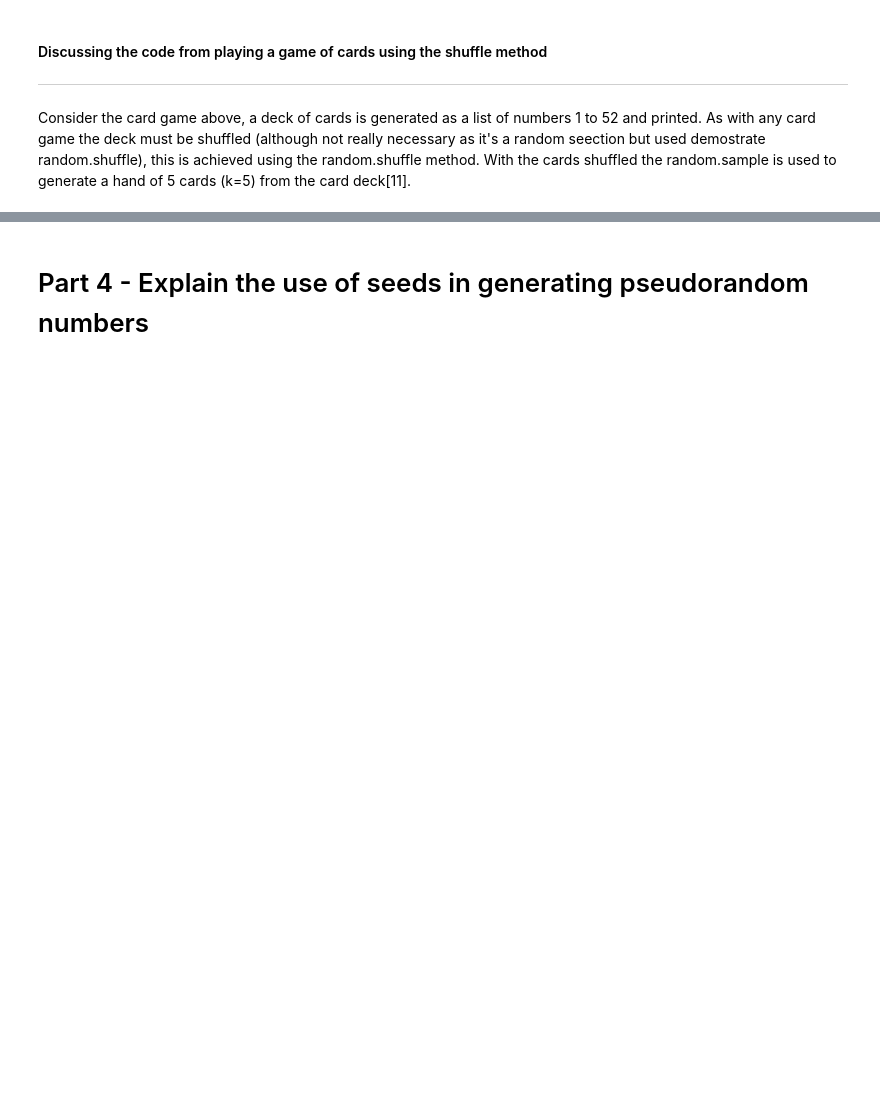
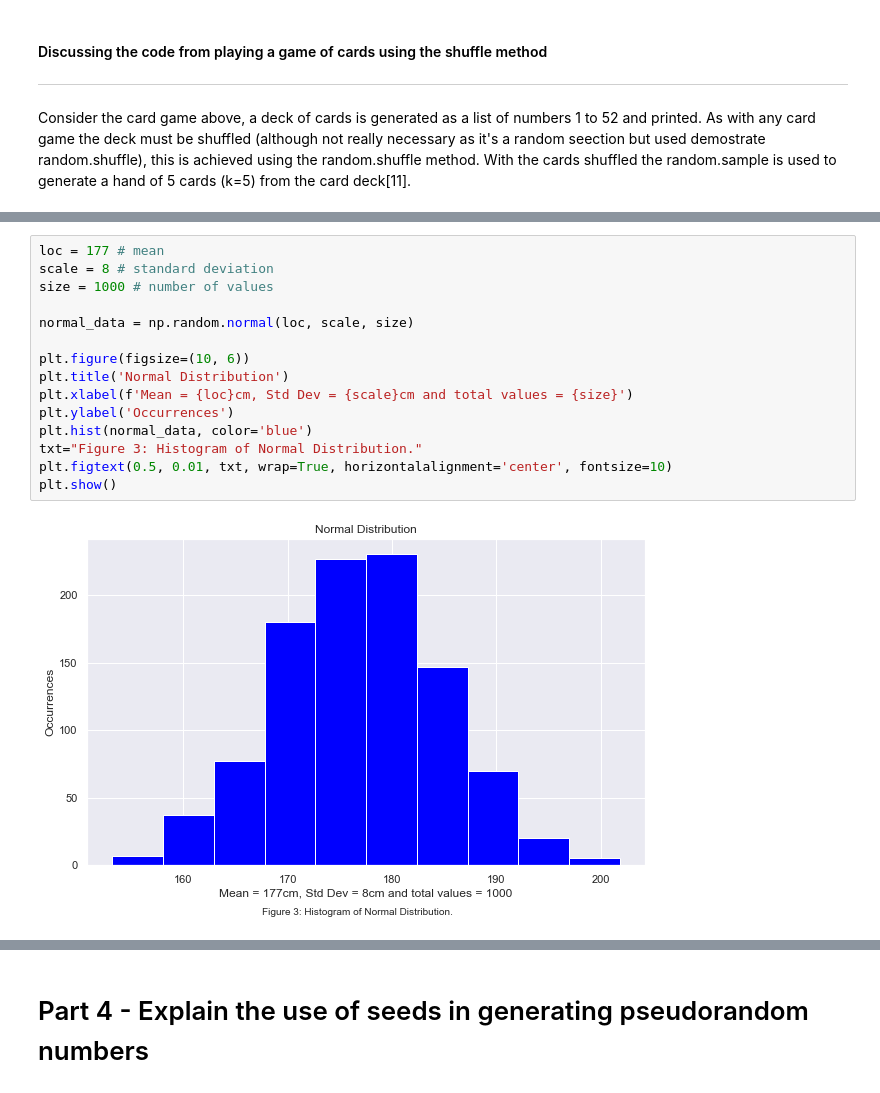
Before and after one commit to KeithQuinn/Assignment_2020_Programming-for-Data-Analysis, a Jupyter notebook: Assignment_2020_Programming for Data Analysis.ipynb, the cells around one changed output, grey strips where cells are left out. Saved outputs shown, nothing was run; the diff lists cells and outputs as text; blank space fills up the shorter version.

```diff
--- a/Assignment_2020_Programming for Data Analysis.ipynb
+++ b/Assignment_2020_Programming for Data Analysis.ipynb
@@ -334,0 +427,17 @@ Consider the card game above, a deck of cards is generated as a list of numbers
+# %%
+loc = 177 # mean
+scale = 8 # standard deviation
+size = 1000 # number of values
+
+normal_data = np.random.normal(loc, scale, size)
+
+plt.figure(figsize=(10, 6))
+plt.title('Normal Distribution')
+plt.xlabel(f'Mean = {loc}cm, Std Dev = {scale}cm and total values = {size}')
+plt.ylabel('Occurrences')
+plt.hist(normal_data, color='blue')
+txt="Figure 3: Histogram of Normal Distribution."
+plt.figtext(0.5, 0.01, txt, wrap=True, horizontalalignment='center', fontsize=10)
+plt.show()
+# %% [output]
+[figure, added]
```
Also changed, not shown: parts of 26 cells of this notebook.
